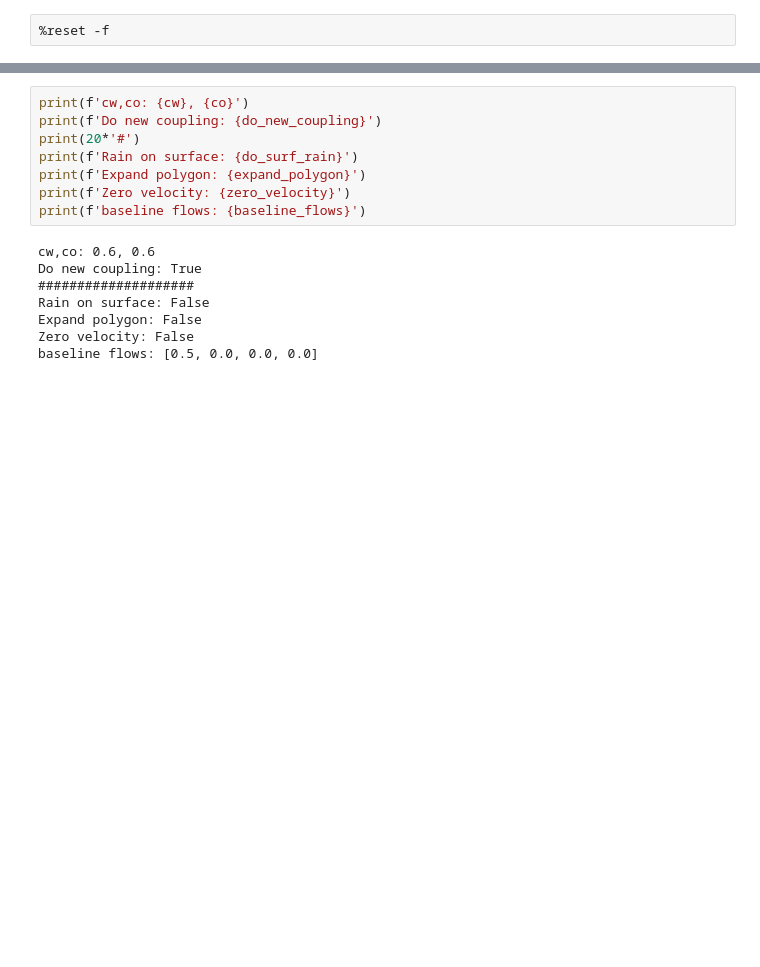
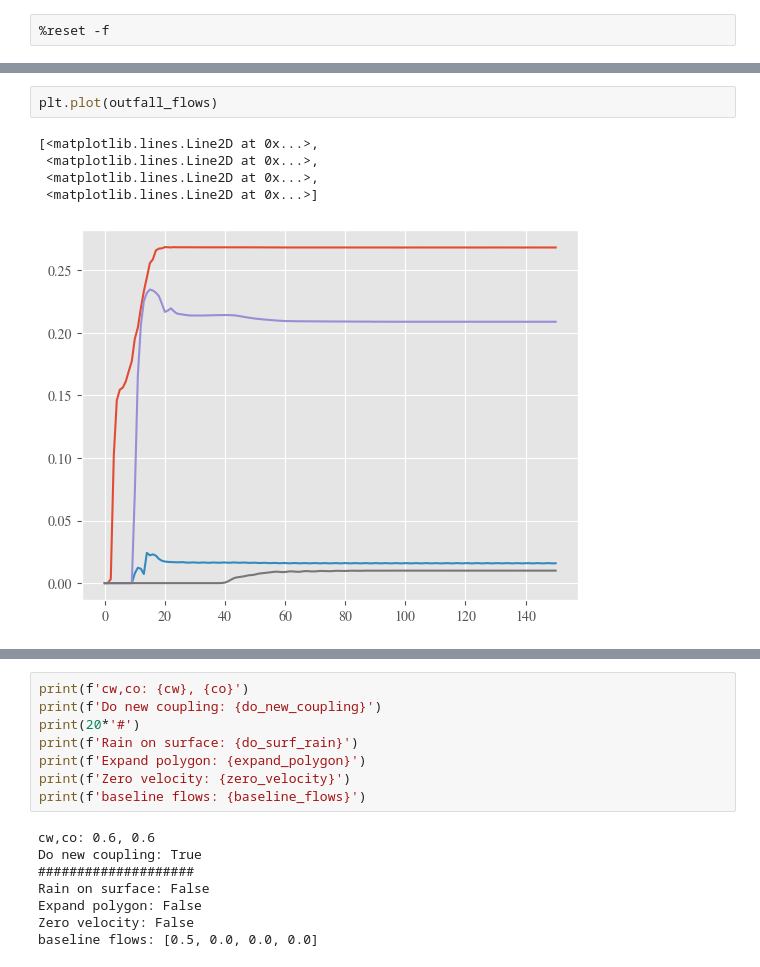
Before and after one commit to antjsor/anuga_drainage, a Jupyter notebook: real_example/real_example_orifice.ipynb, the cells around one changed output, grey strips where cells are left out. Cells and saved outputs as stored; diff of their text form; blank space fills up the shorter version.

```diff
--- a/real_example/real_example_orifice.ipynb
+++ b/real_example/real_example_orifice.ipynb
@@ -224,0 +358,8 @@ inlet_operators['Inlet_1'].Q
+# %%
+plt.plot(outfall_flows)
+# %% [output]
+[<matplotlib.lines.Line2D at 0x...>,
+ <matplotlib.lines.Line2D at 0x...>,
+ <matplotlib.lines.Line2D at 0x...>,
+ <matplotlib.lines.Line2D at 0x...>]
+[figure, added]
```
Also changed, not shown: parts of 27 cells of this notebook, 5 other files.
